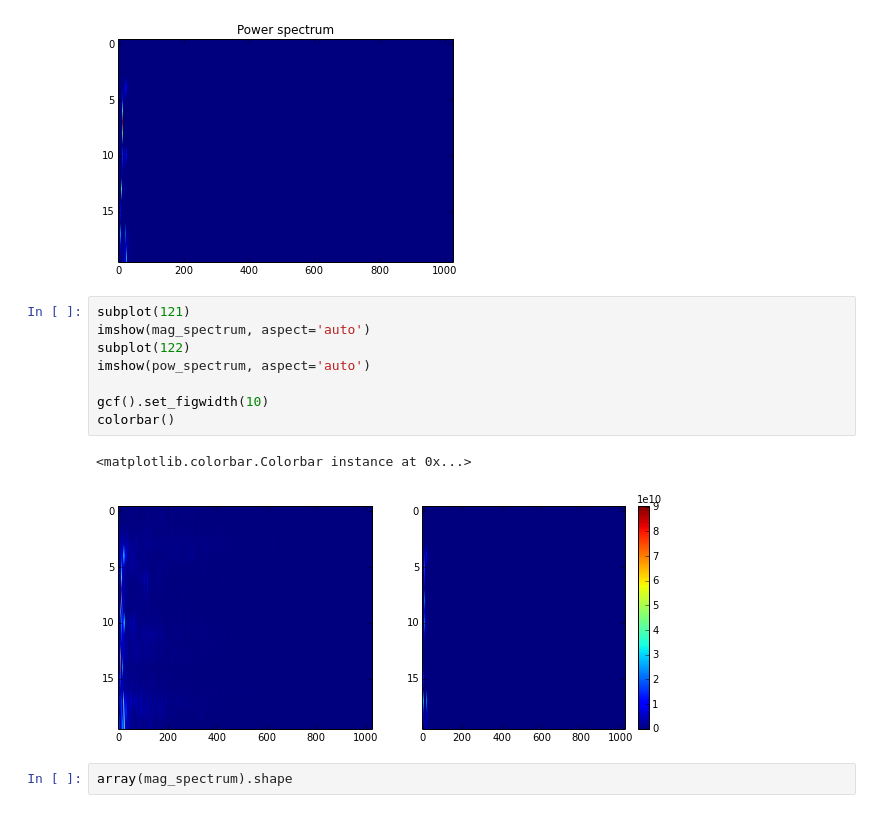
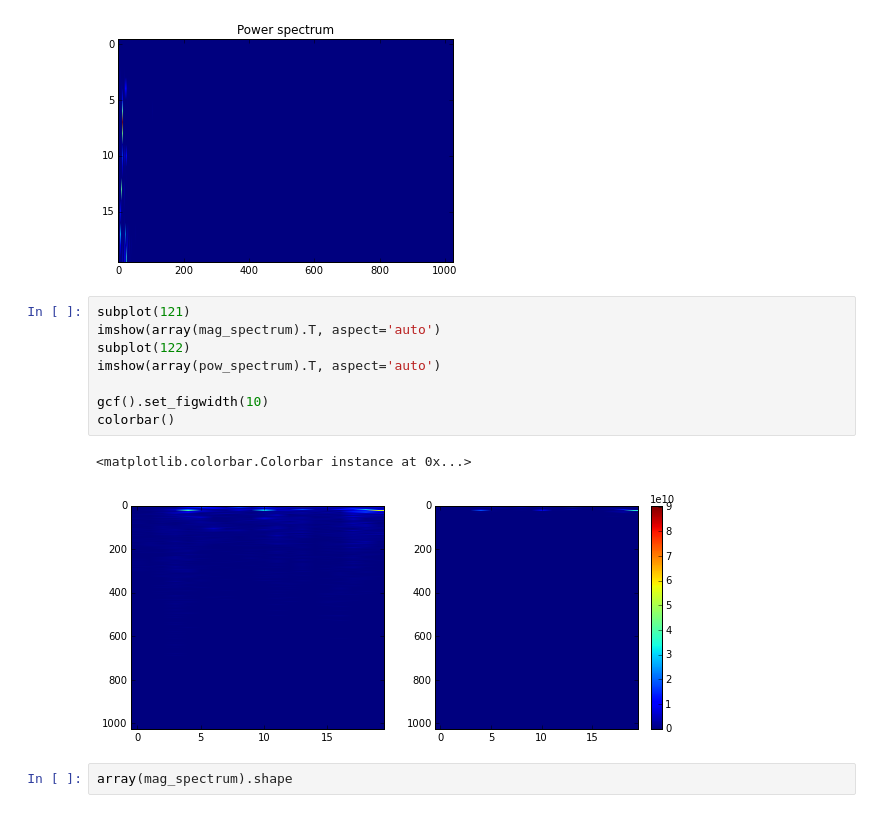
Before and after one commit to mantaraya36/201A-ipython, a Jupyter notebook: Fourier Analysis.ipynb, the cells around one changed output. Cells and saved outputs as stored; diff of their text form.

```diff
--- a/Fourier Analysis.ipynb
+++ b/Fourier Analysis.ipynb
@@ -331,15 +442,15 @@ title('Power spectrum')
 [figure]
 # %%
 subplot(121)
-imshow(mag_spectrum, aspect='auto')
+imshow(array(mag_spectrum).T, aspect='auto')
 subplot(122)
-imshow(pow_spectrum, aspect='auto')
+imshow(array(pow_spectrum).T, aspect='auto')
 
 gcf().set_figwidth(10)
 colorbar()
 # %% [output]
 <matplotlib.colorbar.Colorbar instance at 0x...>
-[figure, old version]
+[figure, new version]
 # %%
 array(mag_spectrum).shape
 # %% [output]
```
Also changed, not shown: parts of 52 cells of this notebook, 3 other files.
